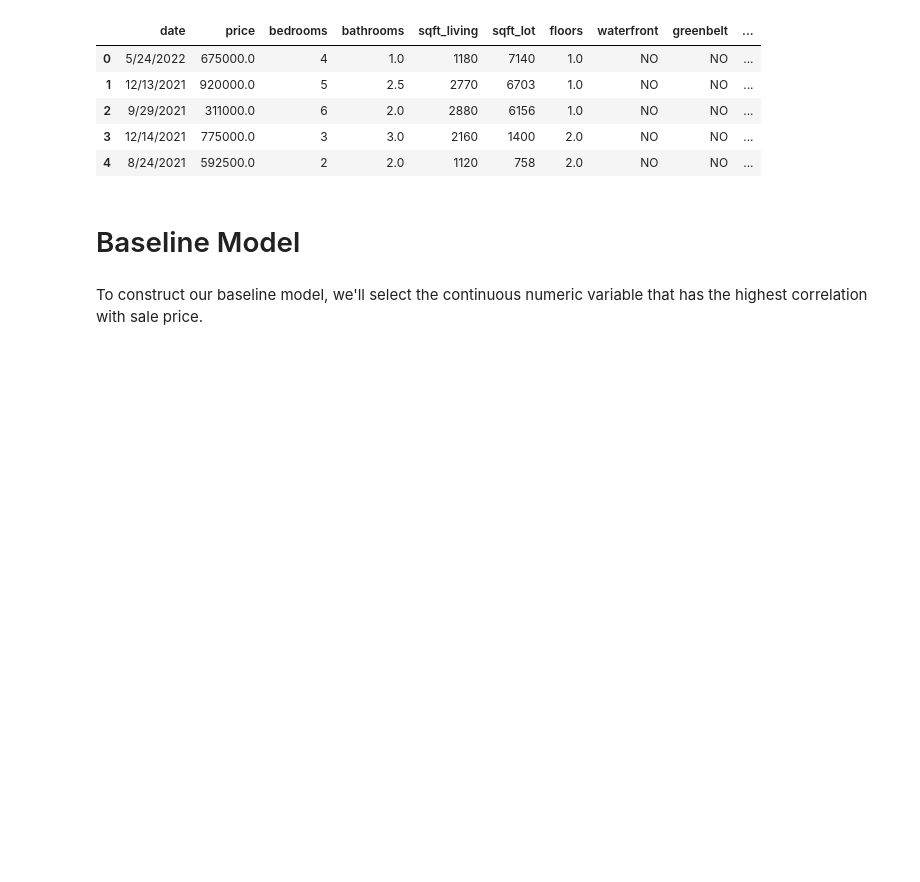
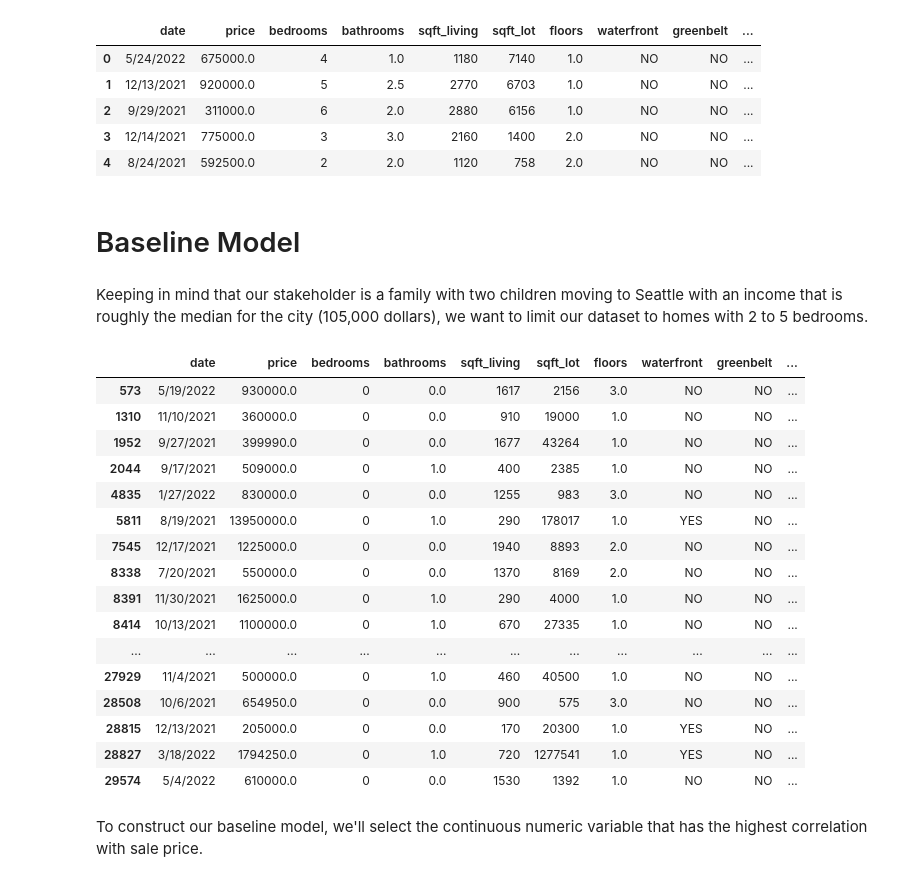
Before and after one commit to emgerber88/Kings-County-Real-Estate-analysis-NAEG, a Jupyter notebook: Eli/student.ipynb, the cells around one changed output. Drawn from its saved outputs; the diff is of its cells as text; code cells hidden in the pictures; blank space fills up the shorter version.

```diff
--- a/Eli/student.ipynb
+++ b/Eli/student.ipynb
@@ -194,6 +207,29 @@ See the caveats in the documentation: https://pandas.pydata.org/pandas-docs/stab
 | 4 | 8/24/2021 | 592500.0 | 2 | 2.0 | 1120 | 758 | 2.0 | NO | NO | ... |
 # %% [markdown]
 # Baseline Model
+# %% [markdown]
+Keeping in mind that our stakeholder is a family with two children moving to Seattle with an income that is roughly the median for the city (105,000 dollars), we want to limit our dataset to homes with 2 to 5 bedrooms.
+# %%
+hd = hd.loc[(2 <= hd['bedrooms']) & 5 >= hd['bedrooms']]
+hd
+# %% [output]
+|  | date | price | bedrooms | bathrooms | sqft_living | sqft_lot | floors | waterfront | greenbelt | ... |
+| 573 | 5/19/2022 | 930000.0 | 0 | 0.0 | 1617 | 2156 | 3.0 | NO | NO | ... |
+| 1310 | 11/10/2021 | 360000.0 | 0 | 0.0 | 910 | 19000 | 1.0 | NO | NO | ... |
+| 1952 | 9/27/2021 | 399990.0 | 0 | 0.0 | 1677 | 43264 | 1.0 | NO | NO | ... |
+| 2044 | 9/17/2021 | 509000.0 | 0 | 1.0 | 400 | 2385 | 1.0 | NO | NO | ... |
+| 4835 | 1/27/2022 | 830000.0 | 0 | 0.0 | 1255 | 983 | 3.0 | NO | NO | ... |
+| 5811 | 8/19/2021 | 13950000.0 | 0 | 1.0 | 290 | 178017 | 1.0 | YES | NO | ... |
+| 7545 | 12/17/2021 | 1225000.0 | 0 | 0.0 | 1940 | 8893 | 2.0 | NO | NO | ... |
+| 8338 | 7/20/2021 | 550000.0 | 0 | 0.0 | 1370 | 8169 | 2.0 | NO | NO | ... |
+| 8391 | 11/30/2021 | 1625000.0 | 0 | 1.0 | 290 | 4000 | 1.0 | NO | NO | ... |
+| 8414 | 10/13/2021 | 1100000.0 | 0 | 1.0 | 670 | 27335 | 1.0 | NO | NO | ... |
+| ... | ... | ... | ... | ... | ... | ... | ... | ... | ... | ... |
+| 27929 | 11/4/2021 | 500000.0 | 0 | 1.0 | 460 | 40500 | 1.0 | NO | NO | ... |
+| 28508 | 10/6/2021 | 654950.0 | 0 | 0.0 | 900 | 575 | 3.0 | NO | NO | ... |
+| 28815 | 12/13/2021 | 205000.0 | 0 | 0.0 | 170 | 20300 | 1.0 | YES | NO | ... |
+| 28827 | 3/18/2022 | 1794250.0 | 0 | 1.0 | 720 | 1277541 | 1.0 | YES | NO | ... |
+| 29574 | 5/4/2022 | 610000.0 | 0 | 0.0 | 1530 | 1392 | 1.0 | NO | NO | ... |
 # %% [markdown]
 To construct our baseline model, we'll select the continuous numeric variable that has the highest correlation with sale price.
 # %%
```
Also changed, not shown: parts of 33 cells of this notebook, 1 other file.
